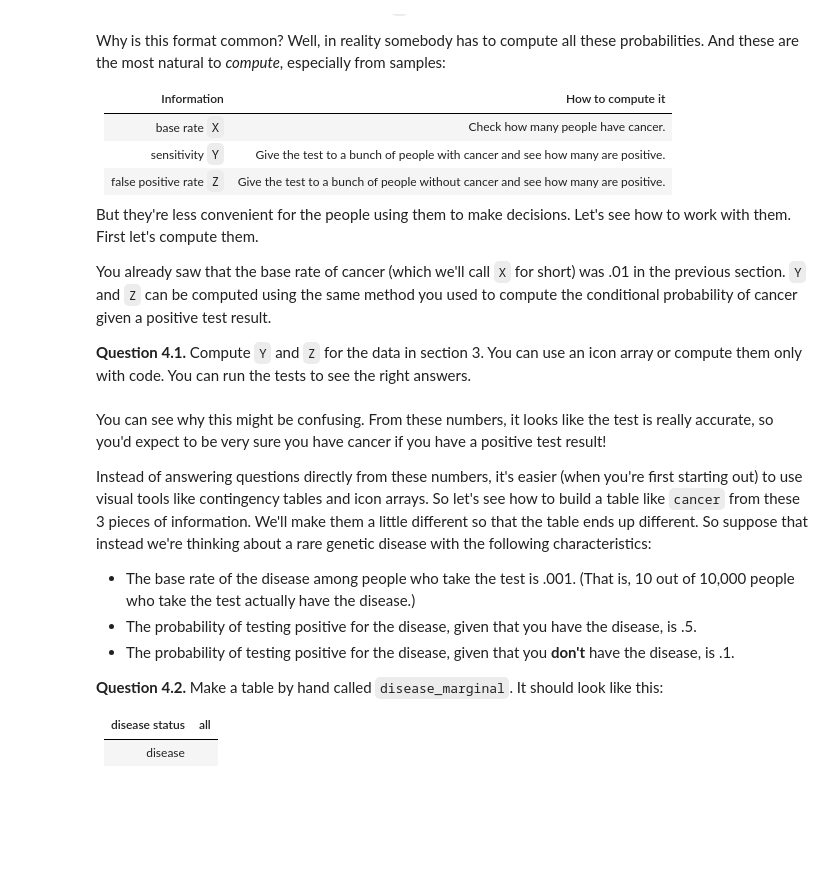
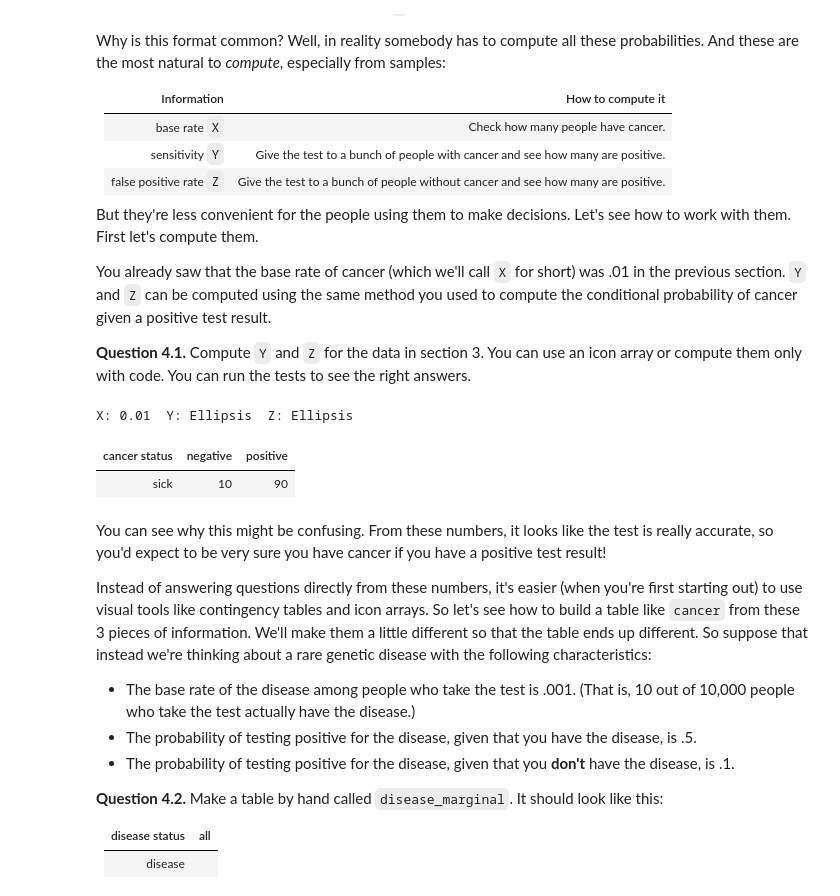
Before and after one commit to data-8/data8assets, a Jupyter notebook: labs/lab14/lab14.ipynb, the cells around one changed output. Cells and saved outputs as stored; diff of their text form; code cells hidden in the pictures; blank space fills up the shorter version.

```diff
--- a/labs/lab14/lab14.ipynb
+++ b/labs/lab14/lab14.ipynb
@@ -444,10 +492,17 @@ has_cancer = cancer.where("cancer status", "sick")
 no_cancer = cancer.where("cancer status", "healthy")
 
 X = .01
-Y = ...
+Y =
 Z = ...
 
 print('X:', X, ' Y:', Y, ' Z:', Z)
+# %% [output]
+X: 0.01  Y: Ellipsis  Z: Ellipsis
+# %%
+has_cancer
+# %% [output]
+| cancer status | negative | positive |
+| sick | 10 | 90 |
 # %%
 _ = lab14.grade("q41")
 # %% [markdown]
```
Also changed, not shown: parts of 17 cells of this notebook.
